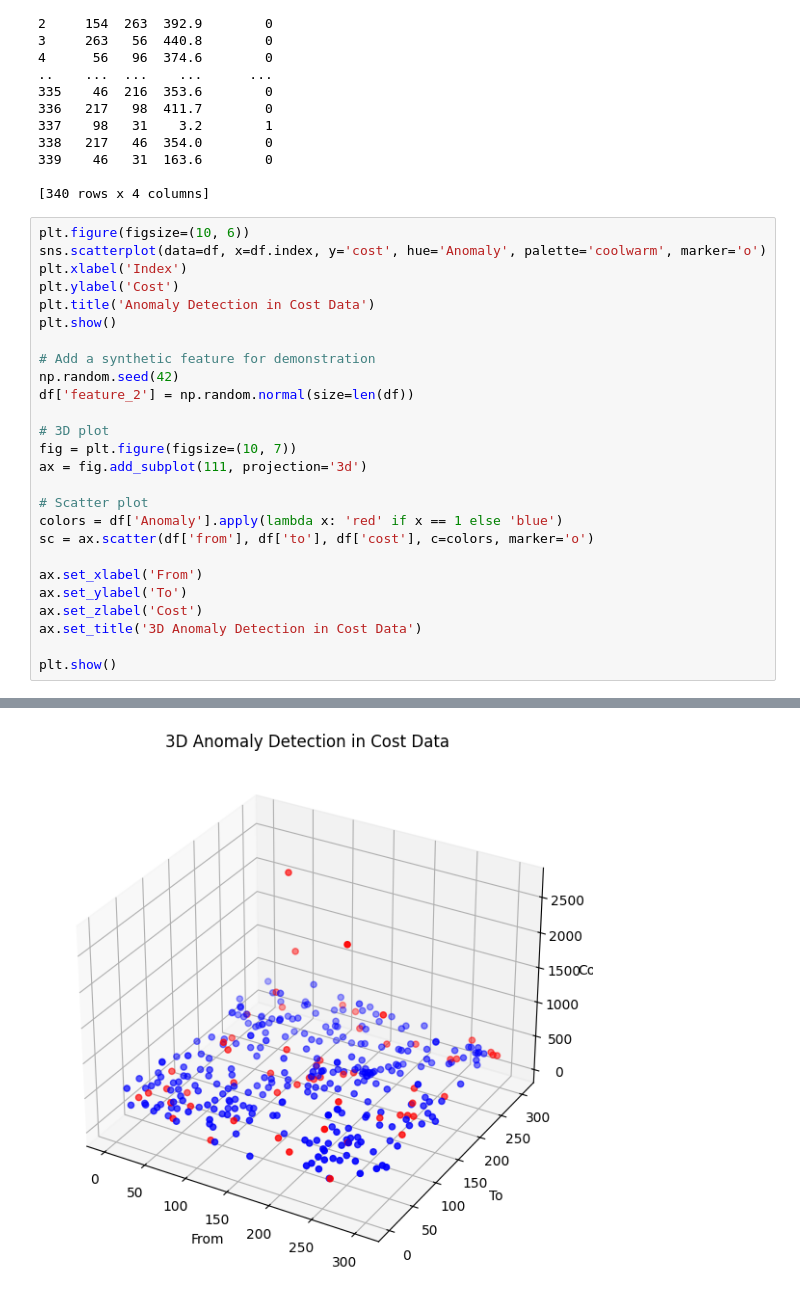
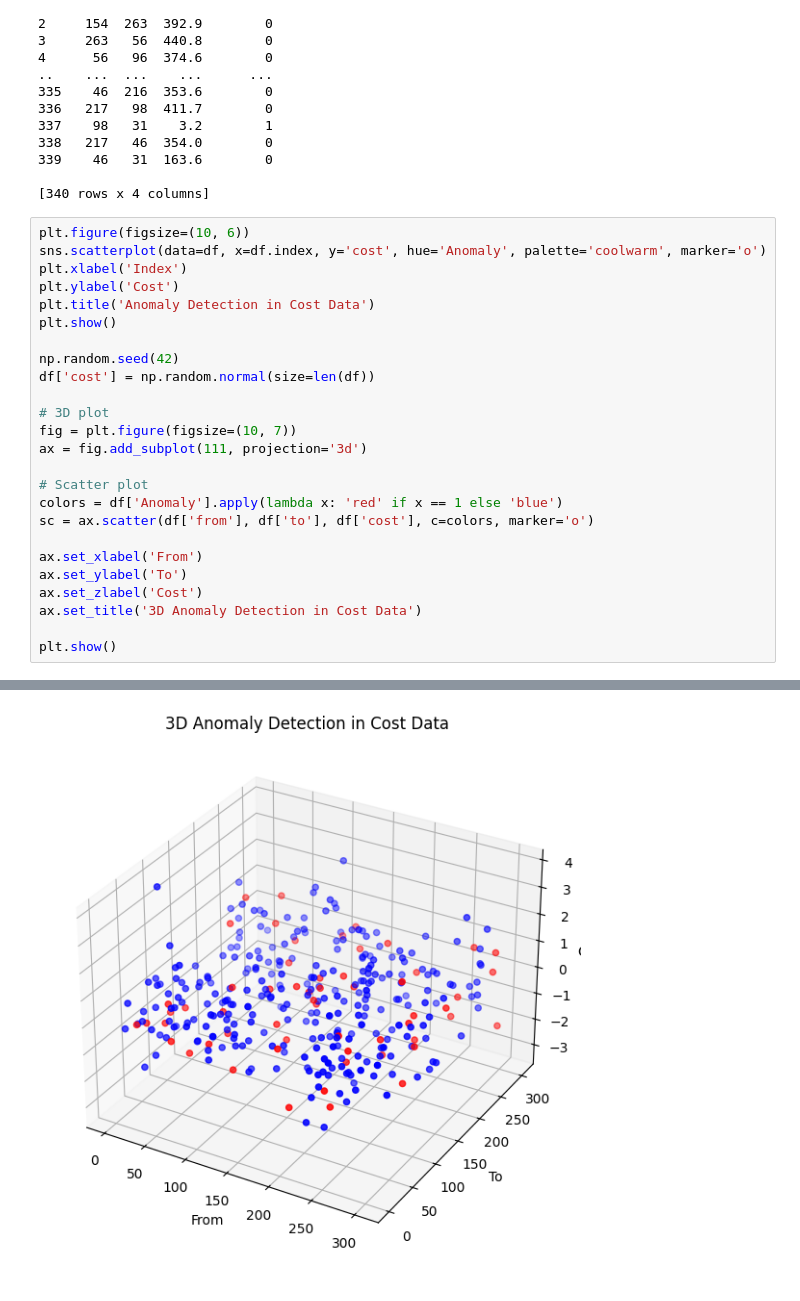
Before and after one commit to allelbhagya/roadsense, a Jupyter notebook: models/one-svm/PEMS04.ipynb, the cells around one changed output, grey strips where cells are left out. Drawn from its saved outputs; the diff is of its cells as text.

```diff
--- a/models/one-svm/PEMS04.ipynb
+++ b/models/one-svm/PEMS04.ipynb
@@ -35,32 +35,31 @@ print(df)
 # %%
 plt.figure(figsize=(10, 6))
 sns.scatterplot(data=df, x=df.index, y='cost', hue='Anomaly', palette='coolwarm', marker='o')
 plt.xlabel('Index')
 plt.ylabel('Cost')
 plt.title('Anomaly Detection in Cost Data')
 plt.show()
 
-# Add a synthetic feature for demonstration
 np.random.seed(42)
-df['feature_2'] = np.random.normal(size=len(df))
+df['cost'] = np.random.normal(size=len(df))
 
 # 3D plot
 fig = plt.figure(figsize=(10, 7))
 ax = fig.add_subplot(111, projection='3d')
 
 # Scatter plot
 colors = df['Anomaly'].apply(lambda x: 'red' if x == 1 else 'blue')
 sc = ax.scatter(df['from'], df['to'], df['cost'], c=colors, marker='o')
 
 ax.set_xlabel('From')
 ax.set_ylabel('To')
 ax.set_zlabel('Cost')
 ax.set_title('3D Anomaly Detection in Cost Data')
 
 plt.show()
 # %% [output]
 [figure]
-[figure, old version]
+[figure, new version]
 # %%
 from sklearn.metrics import silhouette_score
 
```
Also changed, not shown: parts of 2 cells of this notebook, 3 other files.
